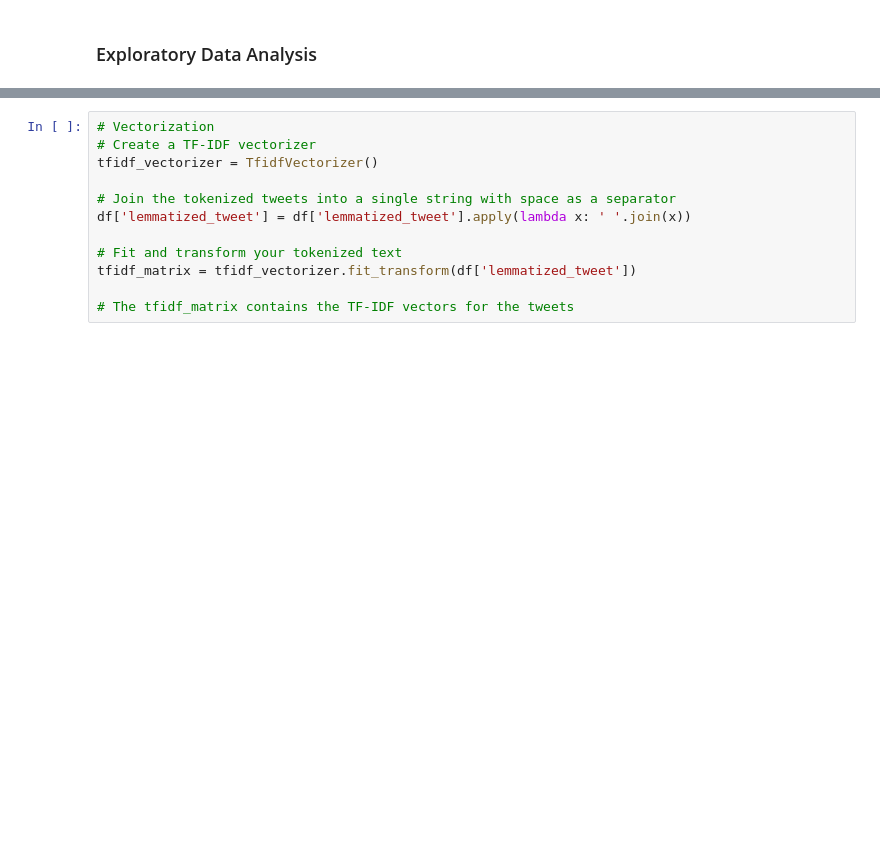
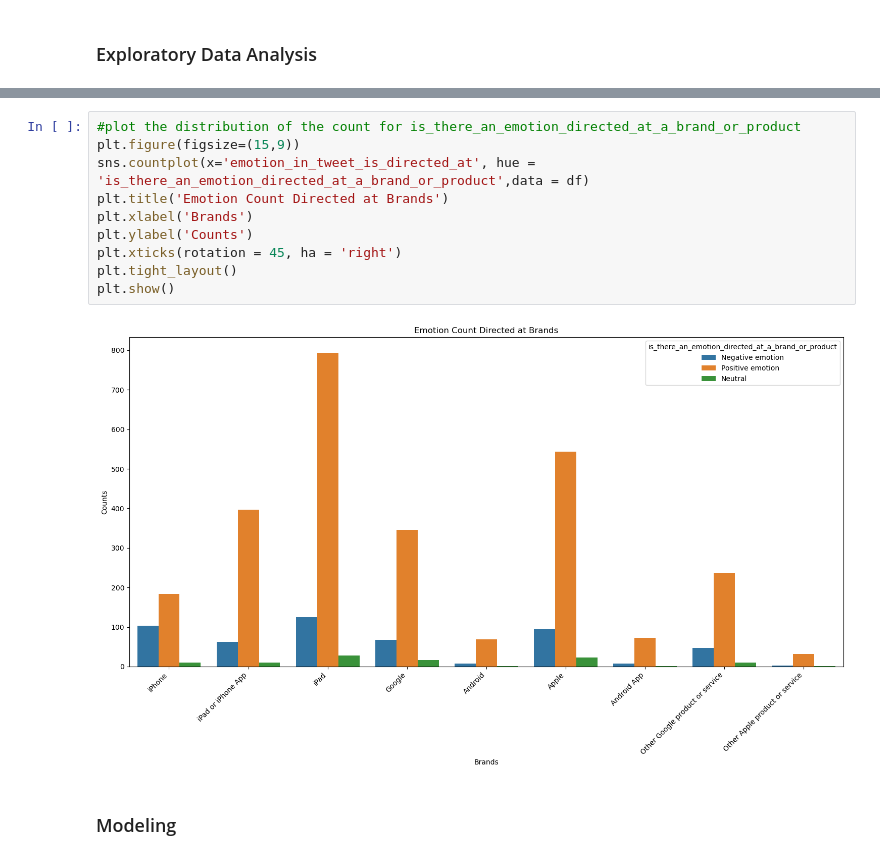
Before and after one commit to Gladwellchebelyon/Twitter-Sentiment-Analysis, a Jupyter notebook: twitter_sentiment_analysis.ipynb, the cells around one changed output, grey strips where cells are left out. Drawn from its saved outputs; the diff is of its cells as text; blank space fills up the shorter version.

```diff
--- a/twitter_sentiment_analysis.ipynb
+++ b/twitter_sentiment_analysis.ipynb
@@ -214,15 +227,17 @@ plt.title('Distribution of Emotion Labels')
 plt.show()
 # %% [output]
 [figure]
-# %%
-# Vectorization
-# Create a TF-IDF vectorizer
-tfidf_vectorizer = TfidfVectorizer()
-
-# Join the tokenized tweets into a single string with space as a separator
-df['lemmatized_tweet'] = df['lemmatized_tweet'].apply(lambda x: ' '.join(x))
-
-# Fit and transform your tokenized text
-tfidf_matrix = tfidf_vectorizer.fit_transform(df['lemmatized_tweet'])
-
-# The tfidf_matrix contains the TF-IDF vectors for the tweets
+# %%
+#plot the distribution of the count for is_there_an_emotion_directed_at_a_brand_or_product
+plt.figure(figsize=(15,9))
+sns.countplot(x='emotion_in_tweet_is_directed_at', hue = 'is_there_an_emotion_directed_at_a_brand_or_product',data = df)
+plt.title('Emotion Count Directed at Brands')
+plt.xlabel('Brands')
+plt.ylabel('Counts')
+plt.xticks(rotation = 45, ha = 'right')
+plt.tight_layout()
+plt.show()
+# %% [output]
+[figure, added]
+# %% [markdown]
+### Modeling
```
Also changed, not shown: parts of 4 cells of this notebook.
